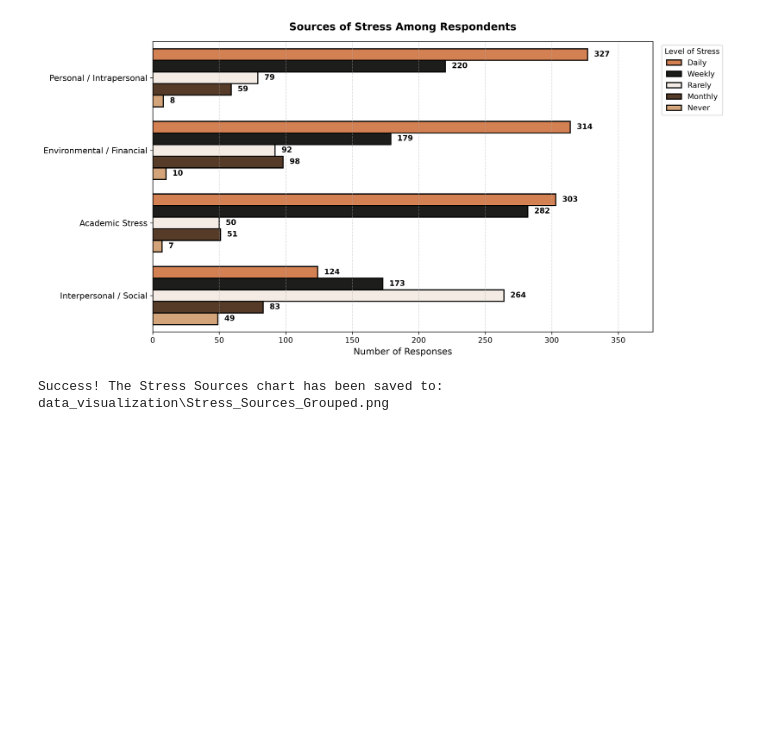
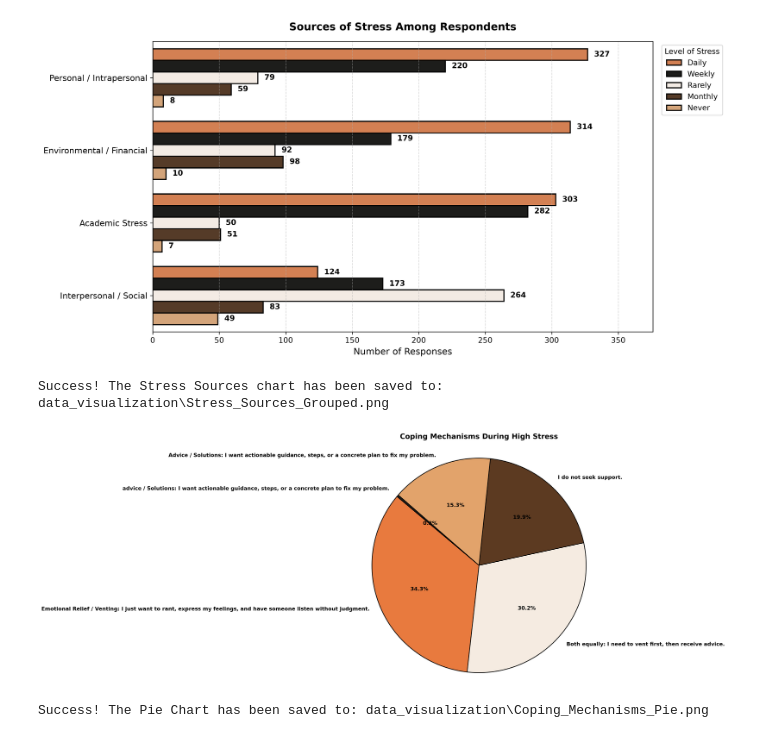
Before and after one commit to JohnLloydCanoy/amuma, a Jupyter notebook: interpretation/data_visualization.ipynb, the cells around one changed output. Drawn from its saved outputs; the diff is of its cells as text; code cells hidden in the pictures; blank space fills up the shorter version.

```diff
--- a/interpretation/data_visualization.ipynb
+++ b/interpretation/data_visualization.ipynb
@@ -354,3 +354,62 @@ print(f"Success! The Stress Sources chart has been saved to: {file_path}")
 # %% [output]
 [figure]
 Success! The Stress Sources chart has been saved to: data_visualization\Stress_Sources_Grouped.png
+# %%
+import os
+import matplotlib.pyplot as plt
+import pandas as pd
+
+# 1. Load the dataset
+cleaned_df = pd.read_csv("rawdata/Cleaned_Data.csv")
+
+# 2. Grab Column 12 (Index 11)
+coping_col = cleaned_df.columns[11]
+
+# 3. Count the answers (Assuming they only picked ONE answer each)
+answer_counts = cleaned_df[coping_col].dropna().value_counts()
+labels = answer_counts.index
+sizes = answer_counts.values
+
+# 4. Set up the figure
+plt.figure(figsize=(9, 9), dpi=300)
+
+# The Calico Theme Palette (We loop it just in case there are more than 5 slices)
+calico_colors = ["#E87A3E", "#F5EBE1", "#5C3A21", "#E2A36B", "#1D1D1B"]
+colors = [calico_colors[i % len(calico_colors)] for i in range(len(answer_counts))]
+
+# 5. Create the Pie Chart
+# wedgeprops={'edgecolor': 'black'} gives it that bold Calico-theme outline!
+plt.pie(
+    sizes,
+    labels=labels,
+    colors=colors,
+    autopct="%1.1f%%",  # Automatically calculates percentages
+    startangle=140,  # Rotates it slightly for a better look
+    wedgeprops={"edgecolor": "black", "linewidth": 1.5},
+    textprops={"fontsize": 11, "fontweight": "bold"},
+)
+
+# 6. Add title and styling
+plt.title(
+    "Coping Mechanisms During High Stress",
+    fontsize=15,
+    fontweight="bold",
+    pad=20,
+)
+
+# This ensures the pie is drawn as a perfect circle
+plt.axis("equal")
+
+# 7. Save to the specific folder
+save_folder = "data_visualization"
+os.makedirs(save_folder, exist_ok=True)
+
+file_path = os.path.join(save_folder, "Coping_Mechanisms_Pie.png")
+plt.savefig(file_path, dpi=300, bbox_inches="tight")
+
+plt.show()
+
+print(f"Success! The Pie Chart has been saved to: {file_path}")
+# %% [output]
+[figure, added]
+Success! The Pie Chart has been saved to: data_visualization\Coping_Mechanisms_Pie.png
```
Also changed, not shown: 2 other files.
